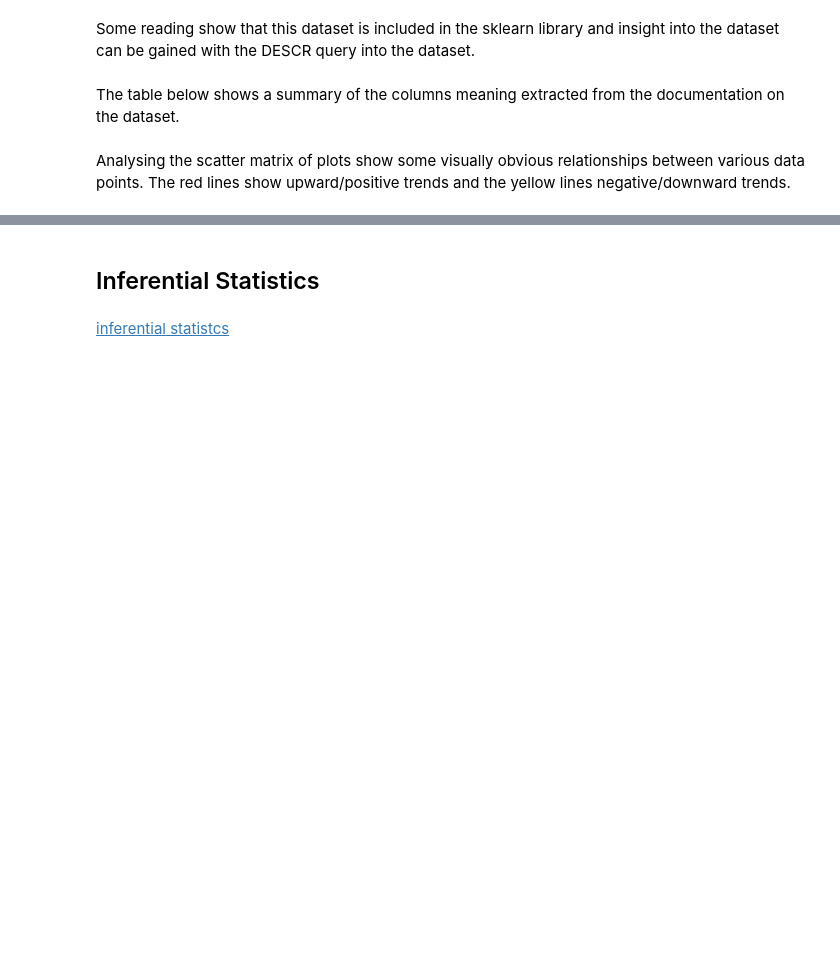
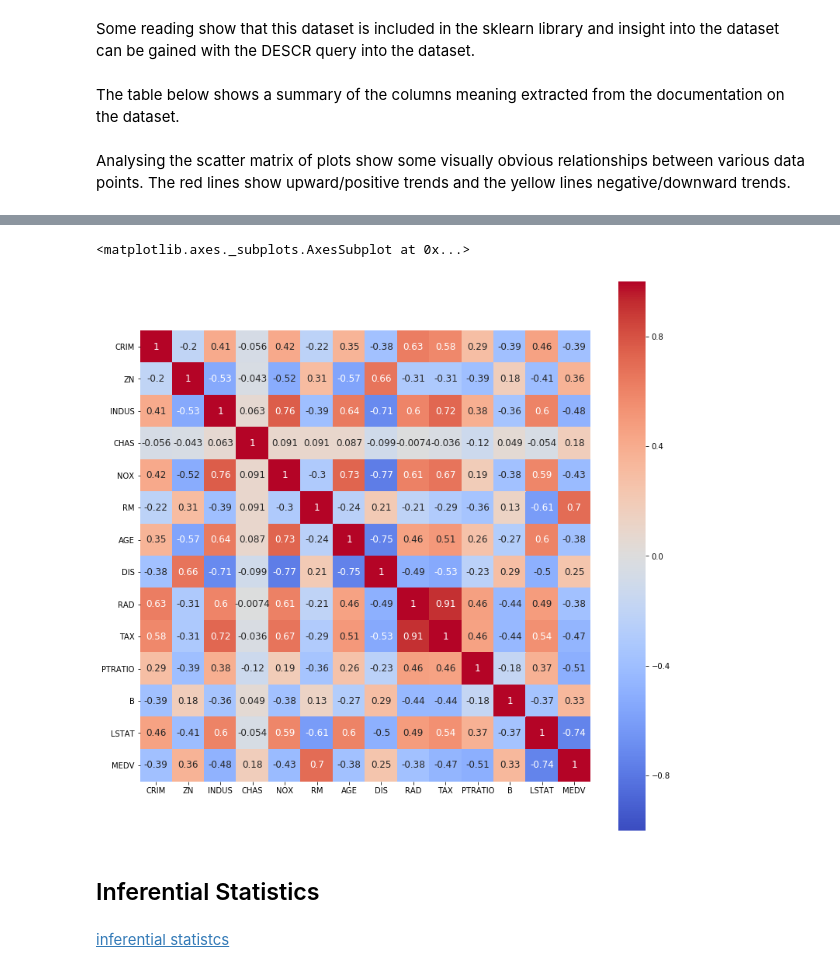
Before and after one commit to G00364778/52954_Assesment_Machine_Learning_and_Statistics, a Jupyter notebook: Boston_House_Price_Analyses.ipynb, the cells around one changed output, grey strips where cells are left out. Drawn from its saved outputs; the diff is of its cells as text; code cells hidden in the pictures; blank space fills up the shorter version.

Commit message:
research and add correlation data and plot

```diff
--- a/Boston_House_Price_Analyses.ipynb
+++ b/Boston_House_Price_Analyses.ipynb
@@ -131,3 +150,13 @@ Analysing the scatter matrix of plots show some visually obvious relationships b
+# %%
+cor=df.corr()
+#sns.heatmap?
+pl.figure(figsize=(13,13))
+sns.heatmap(cor, vmin=-1, vmax=1, center=0, xticklabels=cor.columns.values,
+            square=True, cmap='coolwarm',
+            yticklabels=cor.columns.values, annot=True, annot_kws={"size": 12})
+# %% [output]
+<matplotlib.axes._subplots.AxesSubplot at 0x...>
+[figure, added]
 # %% [markdown]
 ## Inferential Statistics
 # %% [markdown]
```
Also changed, not shown: parts of 2 cells of this notebook.
